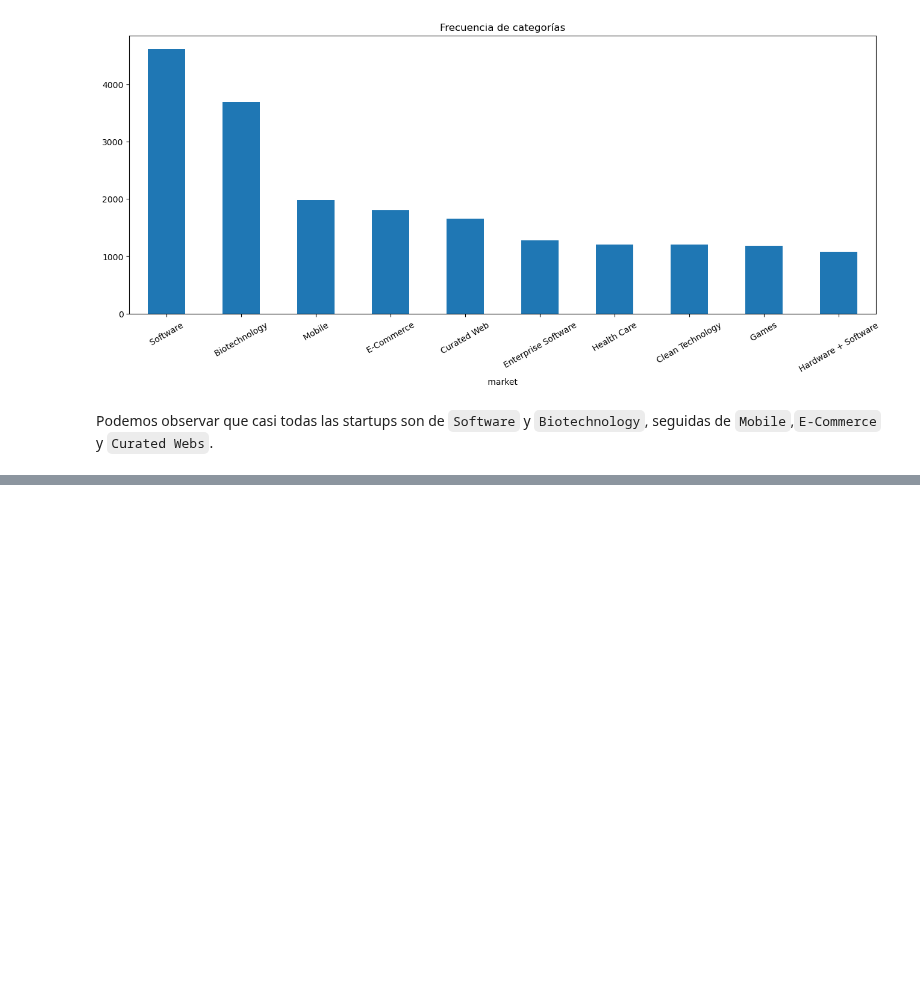
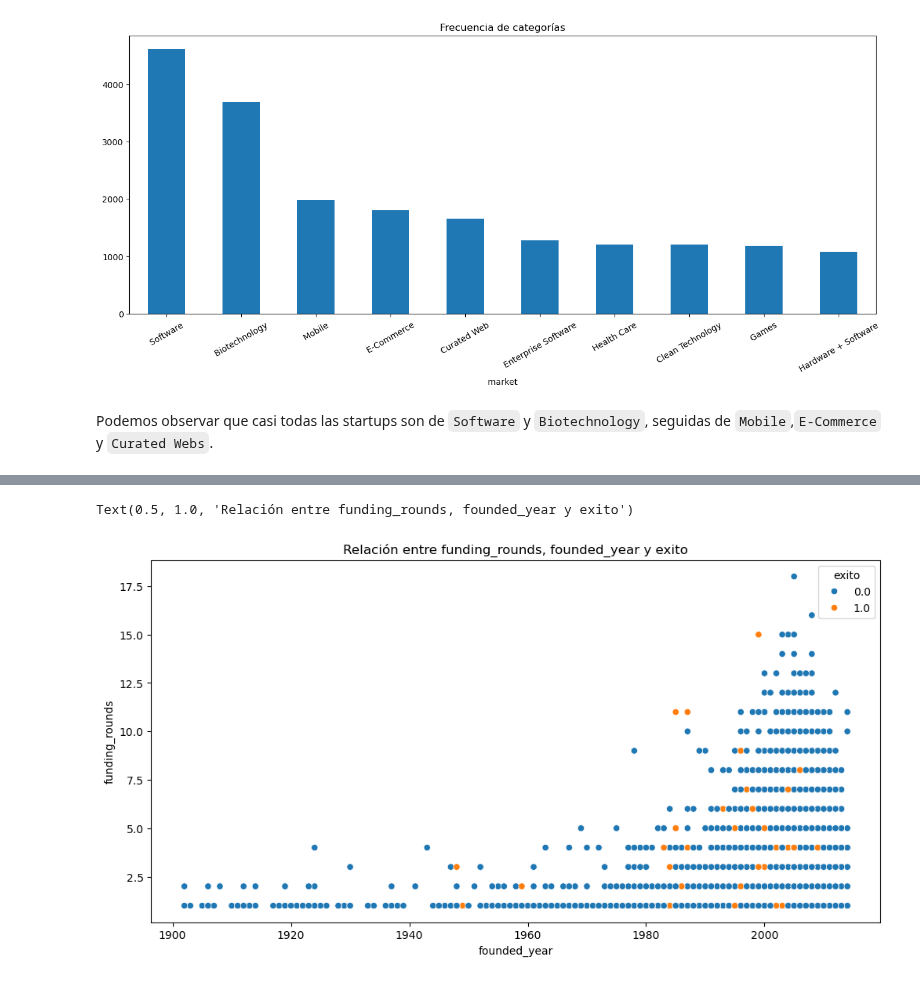
Before and after one commit to martinsoteIo/Predicting_Startup_Acquisitions, a Jupyter notebook: startup_investments_project/startup_investments_classification.ipynb, the cells around one changed output, grey strips where cells are left out. Cells and saved outputs as stored; diff of their text form; code cells hidden in the pictures; blank space fills up the shorter version.

```diff
--- a/startup_investments_project/startup_investments_classification.ipynb
+++ b/startup_investments_project/startup_investments_classification.ipynb
@@ -190,0 +228,9 @@ Podemos observar que casi todas las startups son de `Software` y `Biotechnology`
+# %%
+# Observamos que variables que están más correlacionadas con la variable de salida son funding_round y founded_year
+# Observamos relacion entre funding_round, founded_year y variable objetivo
+plt.figure(figsize=(12, 6))
+sns.scatterplot(data=df, x='founded_year', y='funding_rounds', hue='exito')
+plt.title('Relación entre funding_rounds, founded_year y exito')
+# %% [output]
+Text(0.5, 1.0, 'Relación entre funding_rounds, founded_year y exito')
+[figure, added]
```
Also changed, not shown: parts of 6 cells of this notebook.
